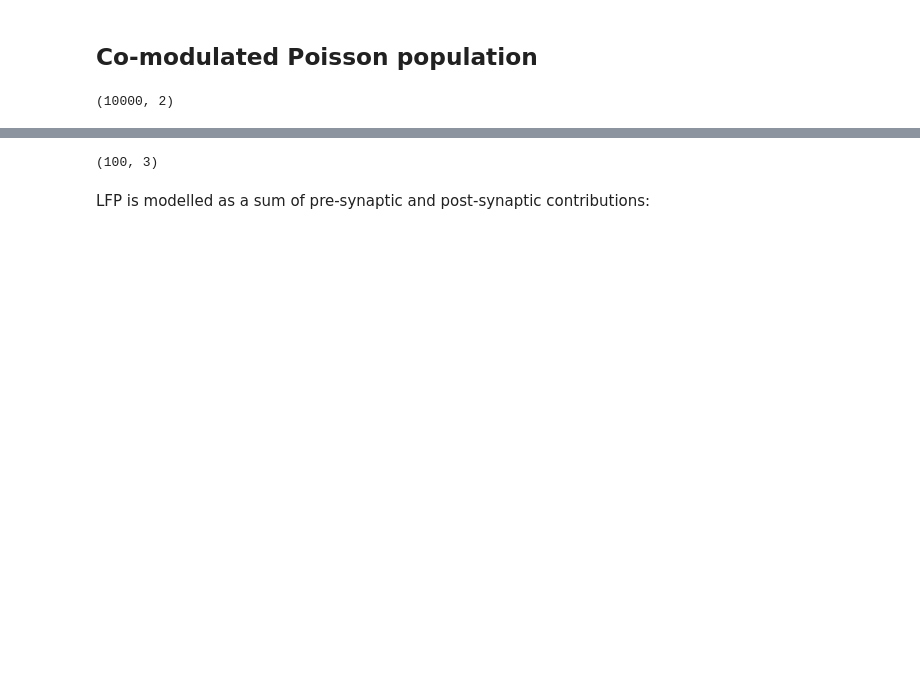
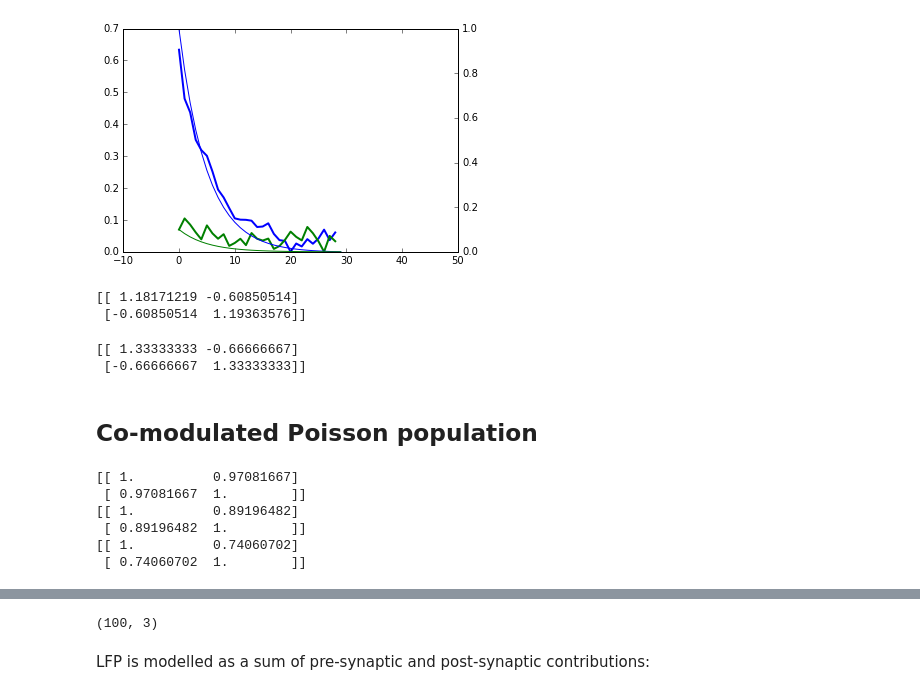
Before and after one commit to btel/jupyter-notebooks, a Jupyter notebook: 2016-07-21-stLFP-whitening-validation/Whitening validation.ipynb, the cells around one changed output, grey strips where cells are left out. Cells and saved outputs as stored; diff of their text form; code cells hidden in the pictures; blank space fills up the shorter version.

```diff
--- a/2016-07-21-stLFP-whitening-validation/Whitening validation.ipynb
+++ b/2016-07-21-stLFP-whitening-validation/Whitening validation.ipynb
@@ -37,6 +37,7 @@ def whitening_matrix(cov, cutoff=0.01):
     return w_mat
 # %%
 W = whitening_matrix(cov_mat)
+W_opt = np.linalg.inv(mixture_matrix)
 # %%
 spike_triggered = signal.fftconvolve(lfp[:, :], spikes[::-1,0, None].T, 'same')
 # %%
@@ -62,12 +67,37 @@ plot_sta(whitened_stlfp)
+# %%
+
+whitened_stlfp = np.dot(W_opt, spike_triggered)
+
+plot_sta(whitened_stlfp)
+# %% [output]
+[figure, added]
+# %%
+print W
+# %% [output]
+[[ 1.18171219 -0.60850514]
+ [-0.60850514  1.19363576]]
+# %%
+print np.linalg.inv(mixture_matrix)
+# %% [output]
+[[ 1.33333333 -0.66666667]
+ [-0.66666667  1.33333333]]
 # %% [markdown]
 ## Co-modulated Poisson population
 # %%
-npts = 10000
-mixture_matrix = np.array([[1., 0.5], [0.5, 1]])
-#mixture_matrix = np.eye(2)
-rate = np.dot(mixture_matrix, np.random.rand(2, 10000)).T
-spikes = 1. * (rate > 0.9)
+npts = 1000000
+N = 100
+mixture_matrix = np.array([[0.51, 0.49], [0.49, 0.51]])
+#mixture_matrix = np.ones((2, 2))
+rate = np.dot(mixture_matrix,  np.random.rand(2, npts)).T
+spikes = 1. * (rate > 0.6)
+population = np.random.poisson(N * rate)
+print np.corrcoef(spikes.T)
+print np.corrcoef(population.T)
+print np.corrcoef(spikes[:, 0], population[:, 0])
+# %% [output]
+[[ 1.          0.97081667]
+ [ 0.97081667  1.        ]]
+[[ 1.          0.89196482]
+ [ 0.89196482  1.        ]]
+[[ 1.          0.74060702]
+ [ 0.74060702  1.        ]]
-# %%
-spikes.shape
-# %% [output]
-(10000, 2)
```
Also changed, not shown: parts of 18 cells of this notebook.
